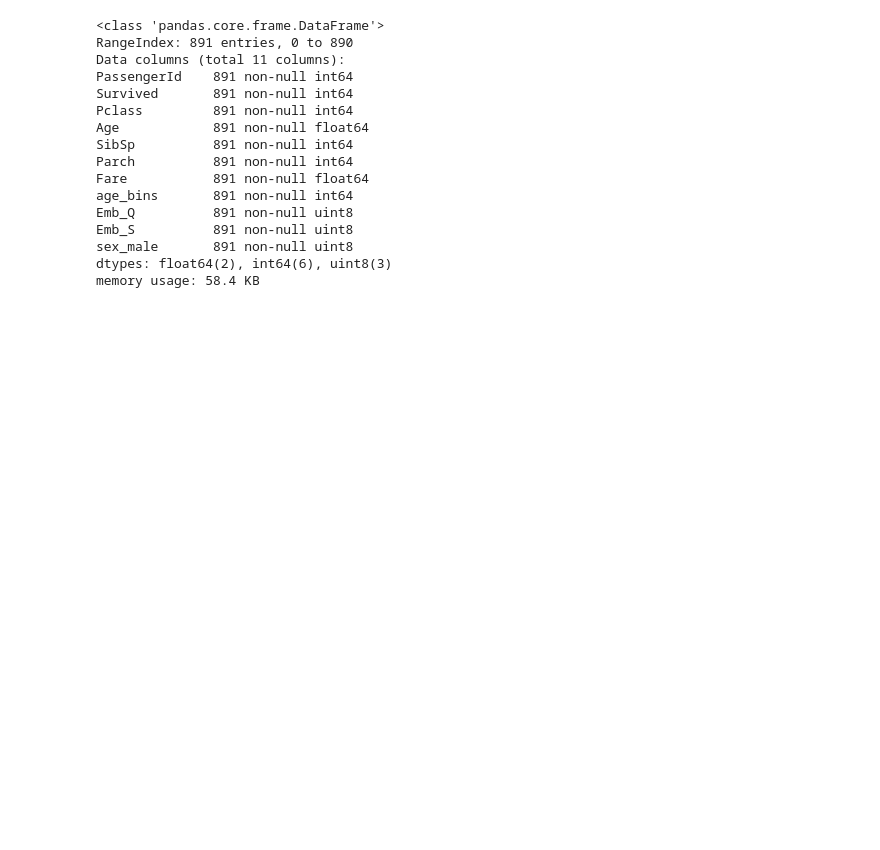
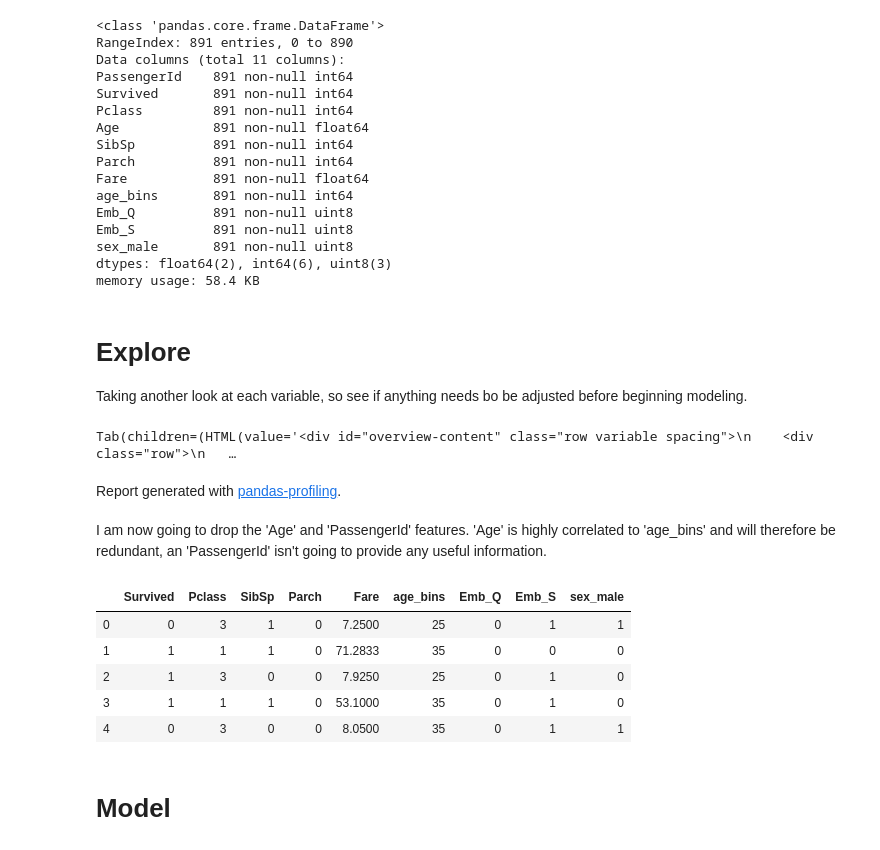
Before and after one commit to douglaspsteen/titanic, a Jupyter notebook: Titanic_Kaggle_Competition.ipynb, the cells around one changed output. Cells and saved outputs as stored; diff of their text form; code cells hidden in the pictures; blank space fills up the shorter version.

```diff
--- a/Titanic_Kaggle_Competition.ipynb
+++ b/Titanic_Kaggle_Competition.ipynb
@@ -259,3 +264,29 @@ Emb_S          891 non-null uint8
 sex_male       891 non-null uint8
 dtypes: float64(2), int64(6), uint8(3)
 memory usage: 58.4 KB
+# %% [markdown]
+# Explore
+
+Taking another look at each variable, so see if anything needs bo be adjusted before beginning modeling.
+# %%
+# Run pandas profiling report on our scrubbed training dataset
+
+pp.ProfileReport(train)
+# %% [output]
+Tab(children=(HTML(value='<div id="overview-content" class="row variable spacing">\n    <div class="row">\n   …
+Report generated with pandas-profiling.
+# %% [markdown]
+I am now going to drop the 'Age' and 'PassengerId' features. 'Age' is highly correlated to 'age_bins' and will therefore be redundant, an 'PassengerId' isn't going to provide any useful information.
+# %%
+train.drop(['Age', 'PassengerId'], axis=1, inplace=True)
+# %%
+train.head()
+# %% [output]
+|  | Survived | Pclass | SibSp | Parch | Fare | age_bins | Emb_Q | Emb_S | sex_male |
+| 0 | 0 | 3 | 1 | 0 | 7.2500 | 25 | 0 | 1 | 1 |
+| 1 | 1 | 1 | 1 | 0 | 71.2833 | 35 | 0 | 0 | 0 |
+| 2 | 1 | 3 | 0 | 0 | 7.9250 | 25 | 0 | 1 | 0 |
+| 3 | 1 | 1 | 1 | 0 | 53.1000 | 35 | 0 | 1 | 0 |
+| 4 | 0 | 3 | 0 | 0 | 8.0500 | 35 | 0 | 1 | 1 |
+# %% [markdown]
+# Model
```
Also changed, not shown: parts of 12 cells of this notebook.
